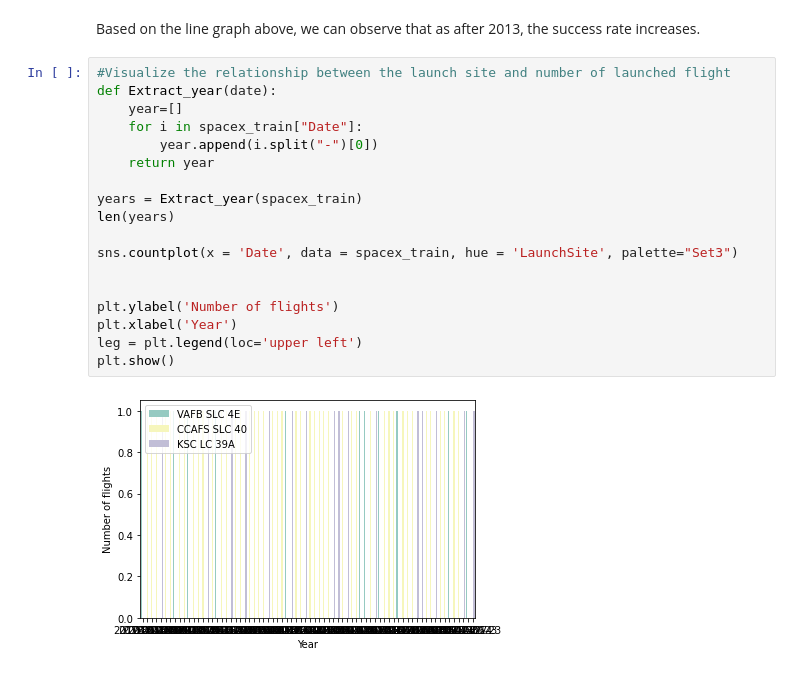
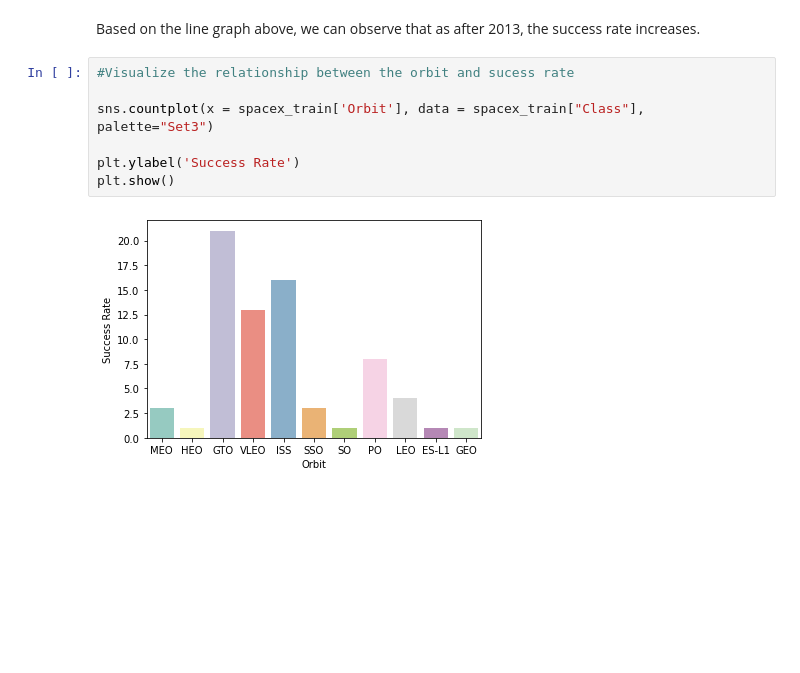
Before and after one commit to chiakl/spacex, a Jupyter notebook: spacex.ipynb, the cells around one changed output. Drawn from its saved outputs; the diff is of its cells as text; blank space fills up the shorter version.

```diff
--- a/spacex.ipynb
+++ b/spacex.ipynb
@@ -330,22 +321,11 @@ plt.show()
 # %% [markdown]
 Based on the line graph above, we can observe that as after 2013, the success rate increases.
-# %%
-#Visualize the relationship between the launch site and number of launched flight
-def Extract_year(date):
-    year=[]
-    for i in spacex_train["Date"]:
-        year.append(i.split("-")[0])
-    return year
-
-years = Extract_year(spacex_train)
-len(years)
-
-sns.countplot(x = 'Date', data = spacex_train, hue = 'LaunchSite', palette="Set3")
-
-
-plt.ylabel('Number of flights')
-plt.xlabel('Year')
-leg = plt.legend(loc='upper left')
-plt.show()
-# %% [output]
-[figure, removed]
+# %%
+#Visualize the relationship between the orbit and sucess rate
+
+sns.countplot(x = spacex_train['Orbit'], data = spacex_train["Class"], palette="Set3")
+
+plt.ylabel('Success Rate')
+plt.show()
+# %% [output]
+[figure, added]
```
Also changed, not shown: parts of 7 cells of this notebook.
